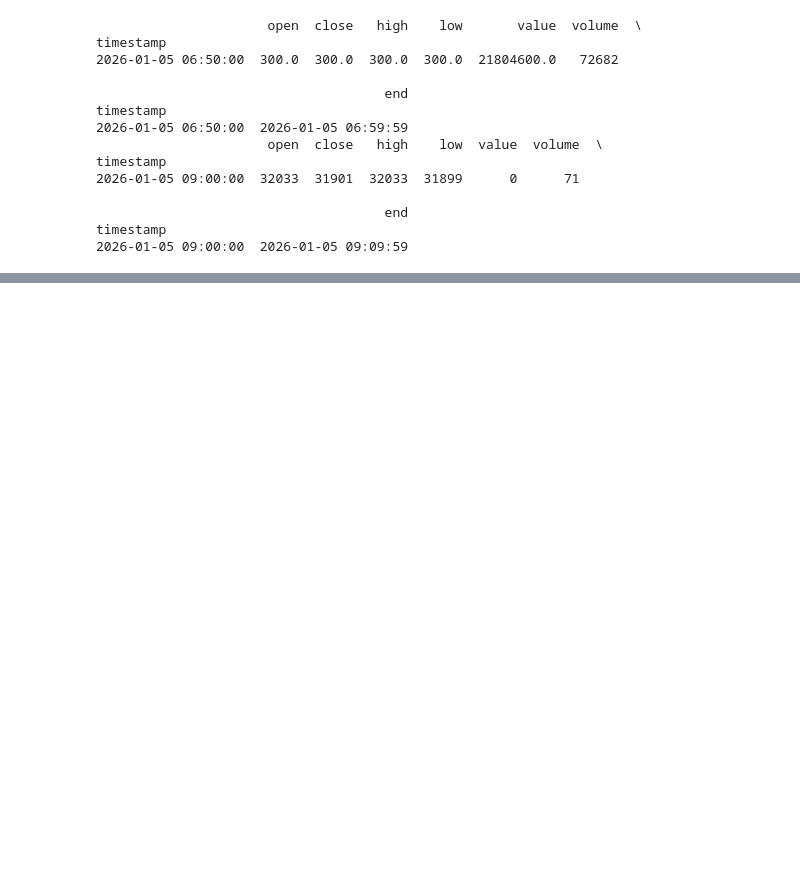
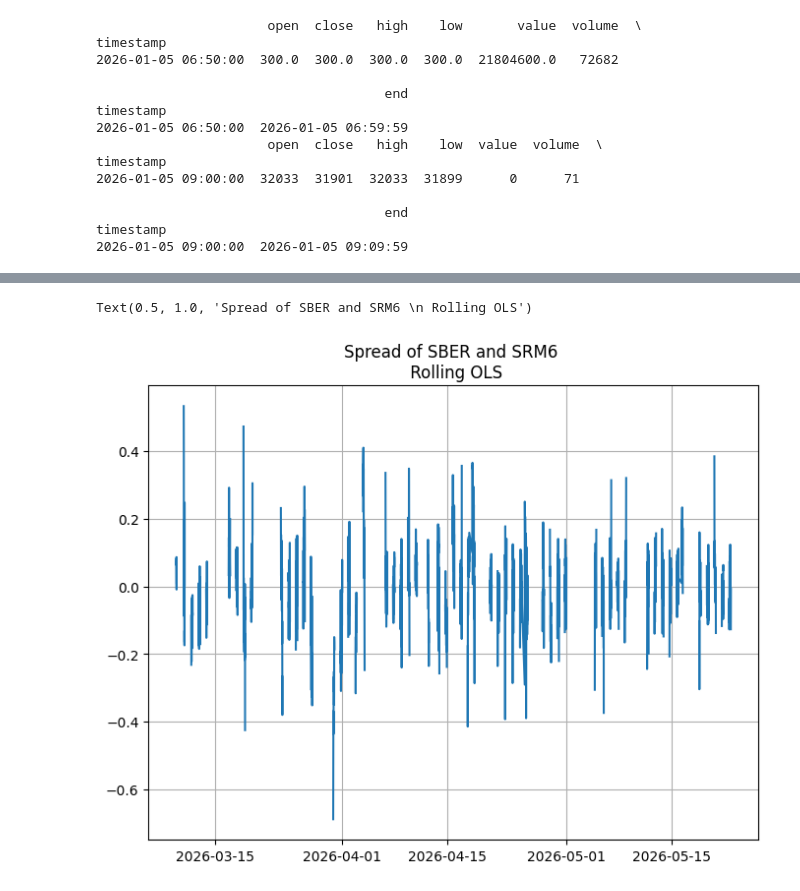
Before and after one commit to SigmaFlowX/Moex-Stat-Arb, a Jupyter notebook: notebooks/spread_graph.ipynb, the cells around one changed output, grey strips where cells are left out. Saved outputs shown, nothing was run; the diff lists cells and outputs as text; code cells hidden in the pictures; blank space fills up the shorter version.

Commit message:
added spread graph

```diff
--- a/notebooks/spread_graph.ipynb
+++ b/notebooks/spread_graph.ipynb
@@ -67,3 +67,13 @@ def rolling_ols(A, B, window):
 
 alpha, beta = rolling_ols(df['close_x'], df['close_y'], window=60)
 df['spread'] = df['close_x'] - beta * df['close_y'] - alpha
+# %%
+import matplotlib.pyplot as plt
+
+fig = plt.figure(figsize=(8,6))
+plt.plot(df['timestamp'], df['spread'])
+plt.grid()
+plt.title(f"Spread of {ticker1} and {ticker2} \n Rolling OLS")
+# %% [output]
+Text(0.5, 1.0, 'Spread of SBER and SRM6 \n Rolling OLS')
+[figure, added]
```
